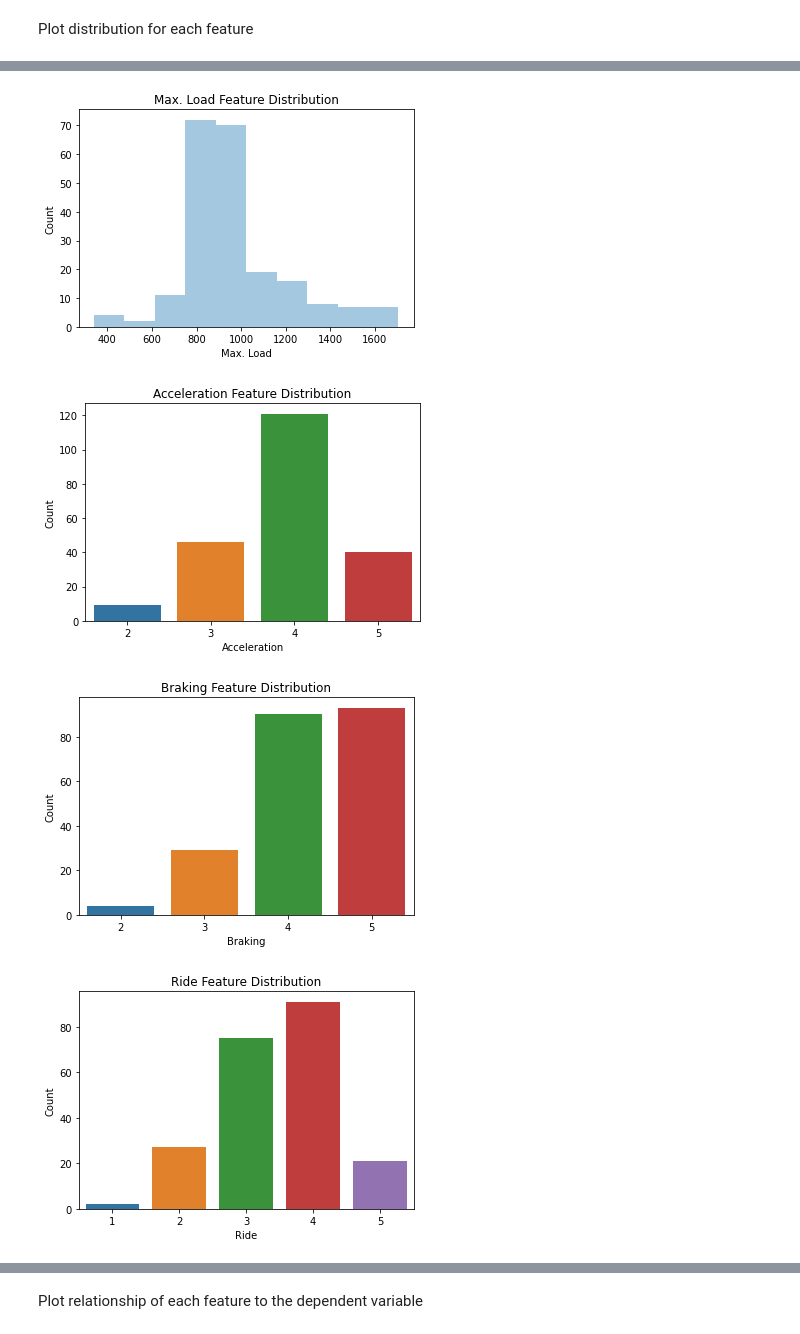
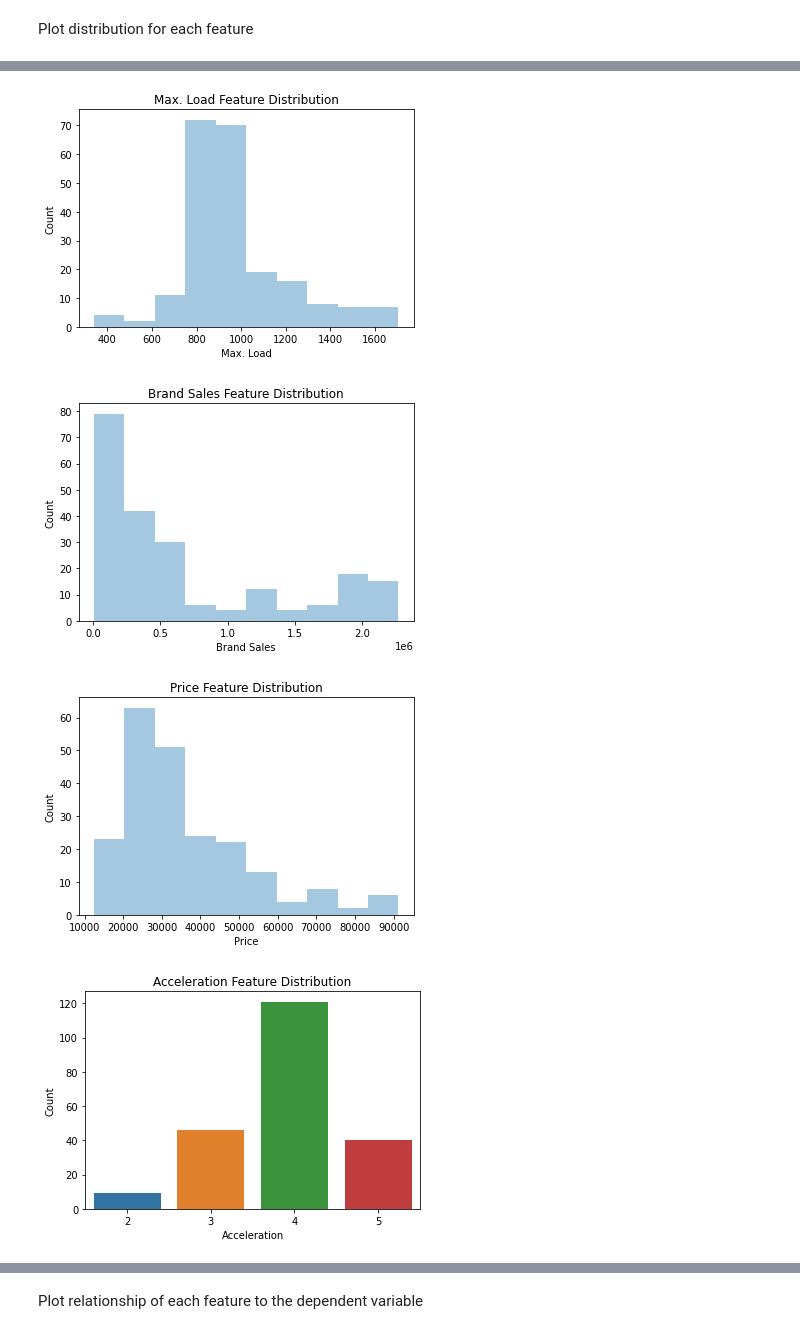
Before and after one commit to blantj/Auto_Sales_Regression, a Jupyter notebook: Modeling.ipynb, the cells around one changed output, grey strips where cells are left out. Cells and saved outputs as stored; diff of their text form; code cells hidden in the pictures.

Commit message:
Update with brand sales data

```diff
--- a/Modeling.ipynb
+++ b/Modeling.ipynb
@@ -206,0 +209,6 @@ df.head()
+# %%
+brand_sales_df = pd.read_csv('Data/Brand_Sales.csv')
+brand_sales_df.loc[len(brand_sales_df.index)] = ['Smart', 130]
+brand_sales_df['Brand'] = brand_sales_df['Brand'].apply(lambda x: x.replace('Mercedes-Benz', 'Mercedes Benz'))
+brand_sales_df['Brand'] = brand_sales_df['Brand'].apply(lambda x: x.lower())
+brand_sales_df.head()
@@ -206,0 +224,6 @@ df.head()
+# %%
+brand_sales_dict = {}
+for num in range(0, len(brand_sales_df.index)):
+    brand_sales_dict[brand_sales_df['Brand'].values[num]] = brand_sales_df['Sales'].values[num]
+df['Brand Sales'] = df['Brand'].replace(brand_sales_dict)
+df.head()
@@ -293,0 +329,4 @@ df.head()
+# %%
+df['Brand Sales'] = df['Brand Sales'].apply(lambda x: int(x.replace(',', '')))
+df['Brand Sales'] = df['Brand Sales'] - df['Sales']
+df.head()
@@ -312,6 +358,7 @@ ratings_columns.remove('Sales')
 ratings_columns.remove('Max. Load')
 ratings_columns.remove('Brand')
 ratings_columns.remove('Price')
+ratings_columns.remove('Brand Sales')
 
 for col in ratings_columns[0:14]:
     df[col] = df[col].apply(lambda x: int(x[0]))
@@ -414,25 +461,25 @@ df.describe().iloc[:, 10:].round(1)
 # %% [markdown]
 Plot distribution for each feature
 # %%
-dist_columns = ['Sales', 'Max. Load']
+dist_columns = ['Sales', 'Max. Load', 'Brand Sales', 'Price']
 other_columns = list(df.columns)
 for dist_col in dist_columns:
     other_columns.remove(dist_col)
 
 for col in dist_columns:
     fig, ax=plt.subplots()
     sns.distplot(df[col], bins=10, ax=ax, kde=False)
     ax.set_title(f'{col} Feature Distribution')
     ax.set_ylabel('Count')
 
 for col in other_columns:
     fig, ax=plt.subplots()
     sns.countplot(x=col, data=df, ax=ax)
     ax.set_title(f'{col} Feature Distribution')
     ax.set_ylabel('Count')
 # %% [output]
 [figure]
 [figure]
-[figure, old version]
+[figure, new version]
-[figure, old version]
+[figure, new version]
-[figure, old version]
+[figure, new version]
```
Also changed, not shown: parts of 22 cells of this notebook.
